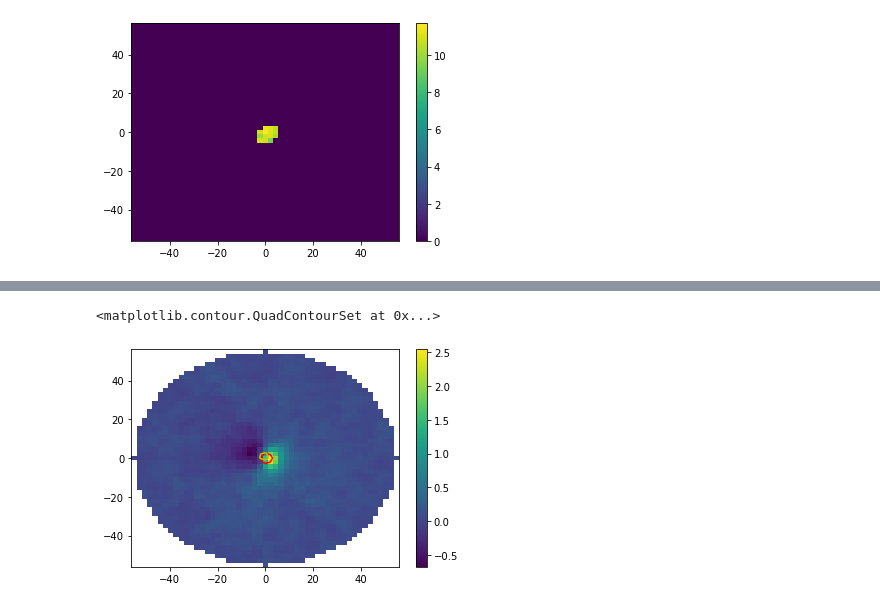
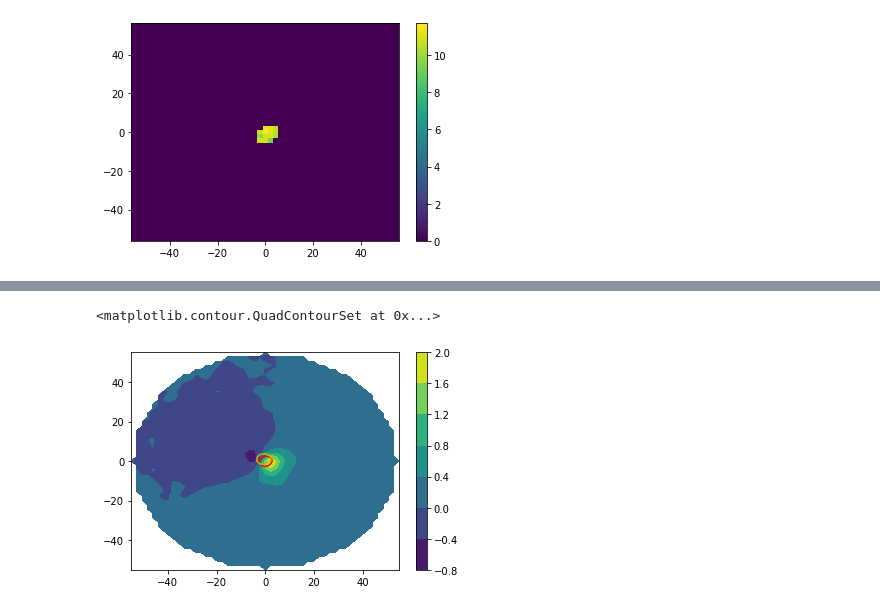
Before and after one commit to KillianBrennan/cookie_cutter, a Jupyter notebook: test_extractor.ipynb, the cells around one changed output, grey strips where cells are left out. Saved outputs shown, nothing was run; the diff lists cells and outputs as text; code cells hidden in the pictures.

```diff
--- a/test_extractor.ipynb
+++ b/test_extractor.ipynb
@@ -199,9 +257,9 @@ Coordinates:
 # %%
-plt.pcolormesh(mean.x,mean.y,mean.W.sel(pressure=850 * 100))
+plt.contourf(mean.x,mean.y,mean.W.sel(pressure=850))
 plt.colorbar()
-plt.contour(mean.x,mean.y,mean.W.sel(pressure=850 * 100),levels=[5],colors='k')
-plt.contour(mean.x,mean.y,mean.W.sel(pressure=600 * 100),levels=[5],colors='r')
-plt.contour(mean.x,mean.y,mean.W.sel(pressure=300 * 100),levels=[5],colors='y')
+plt.contour(mean.x,mean.y,mean.W.sel(pressure=850),levels=[5],colors='k')
+plt.contour(mean.x,mean.y,mean.W.sel(pressure=600),levels=[5],colors='r')
+plt.contour(mean.x,mean.y,mean.W.sel(pressure=300),levels=[5],colors='y')
 # %% [output]
 <matplotlib.contour.QuadContourSet at 0x...>
-[figure, old version]
+[figure, new version]
```
Also changed, not shown: parts of 29 cells of this notebook, 3 other files.
